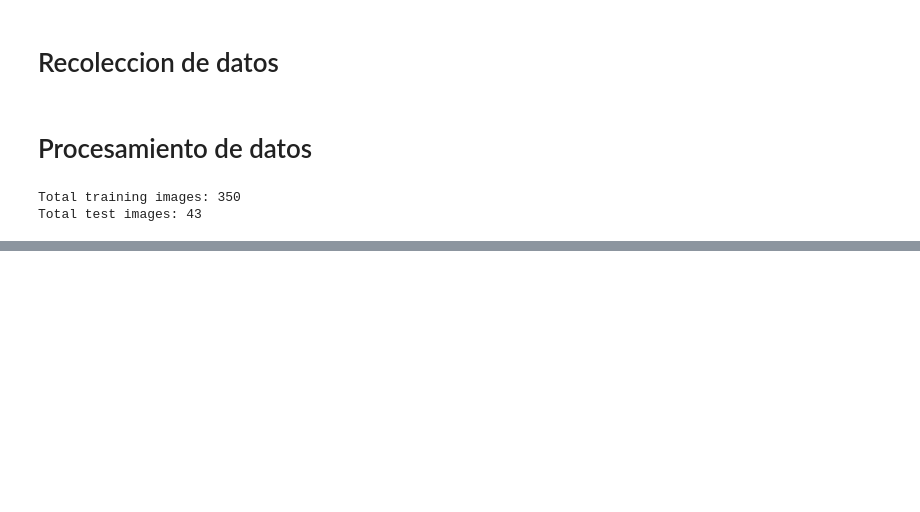
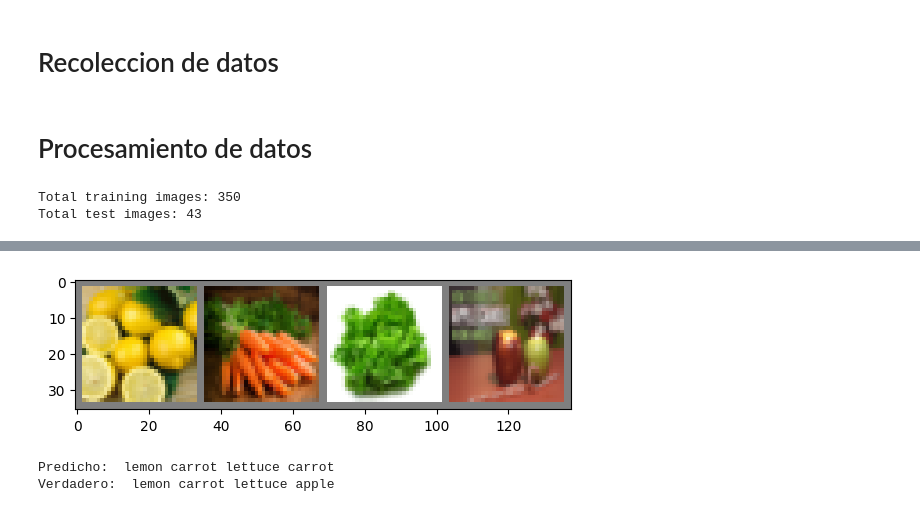
Before and after one commit to Fabianbustosag/cert-redes, a Jupyter notebook: eval.ipynb, the cells around one changed output, grey strips where cells are left out. Saved outputs shown, nothing was run; the diff lists cells and outputs as text; code cells hidden in the pictures; blank space fills up the shorter version.

```diff
--- a/eval.ipynb
+++ b/eval.ipynb
@@ -164,0 +202,25 @@ testloader = torch.utils.data.DataLoader(val_subset, batch_size=batch_size, shuf
+# %%
+import torch.nn as nn
+import torch.nn.functional as F
+
+class CNN(nn.Module): # Para rellenar
+    def __init__(self):
+        super().__init__()
+        self.conv1 = nn.Conv2d(in_channels = 3, out_channels = 6, kernel_size = 3) # seleccionar kernel
+        self.pool = nn.MaxPool2d(2, 2)
+        self.conv2 = nn.Conv2d(6, 16, 5)  # (16 - tamaño_kernel)/stride + 1 -> 11px
+                                          # A realizar pooling se debe dividir el canal en 2 y truncar la parte entera, 11/2->5
+        self.fc1 = nn.Linear(16 * 5 * 5, 120) # n_canales * alto_imagen * ancho_imagen
+        self.fc2 = nn.Linear(120, 84)
+        self.fc3 = nn.Linear(84, 5) # capa de salida 5, por 5 clases
+
+    def forward(self, x):
+        x = self.pool(F.relu(self.conv1(x)))
+        x = self.pool(F.relu(self.conv2(x)))
+        x = torch.flatten(x, 1)
+        x = F.relu(self.fc1(x))
+        x = F.relu(self.fc2(x))
+        x = self.fc3(x)
+        return x
+
+cnn = CNN()
@@ -164,0 +361,21 @@ testloader = torch.utils.data.DataLoader(val_subset, batch_size=batch_size, shuf
+# %%
+classes = ('apple', 'banana', 'carrot', 'lemon', 'lettuce')
+
+dataiter = iter(testloader)
+
+images, labels = next(dataiter)
+
+imgs = torchvision.utils.make_grid(images)
+img = imgs / 2 + 0.5
+plt.imshow(np.transpose(img, (1, 2, 0)))
+plt.show()
+
+outputs = cnn_loaded(images)
+_, predicted = torch.max(outputs, 1)
+
+print('Predicho: ', ' '.join(f'{classes[predicted[j]]:5s}' for j in range(4)))
+print('Verdadero: ', ' '.join(f'{classes[labels[j]]:5s}' for j in range(4)))
+# %% [output]
+[figure, added]
+Predicho:  lemon carrot lettuce carrot
+Verdadero:  lemon carrot lettuce apple
```
Also changed, not shown: parts of 22 cells of this notebook, 1 other file.
